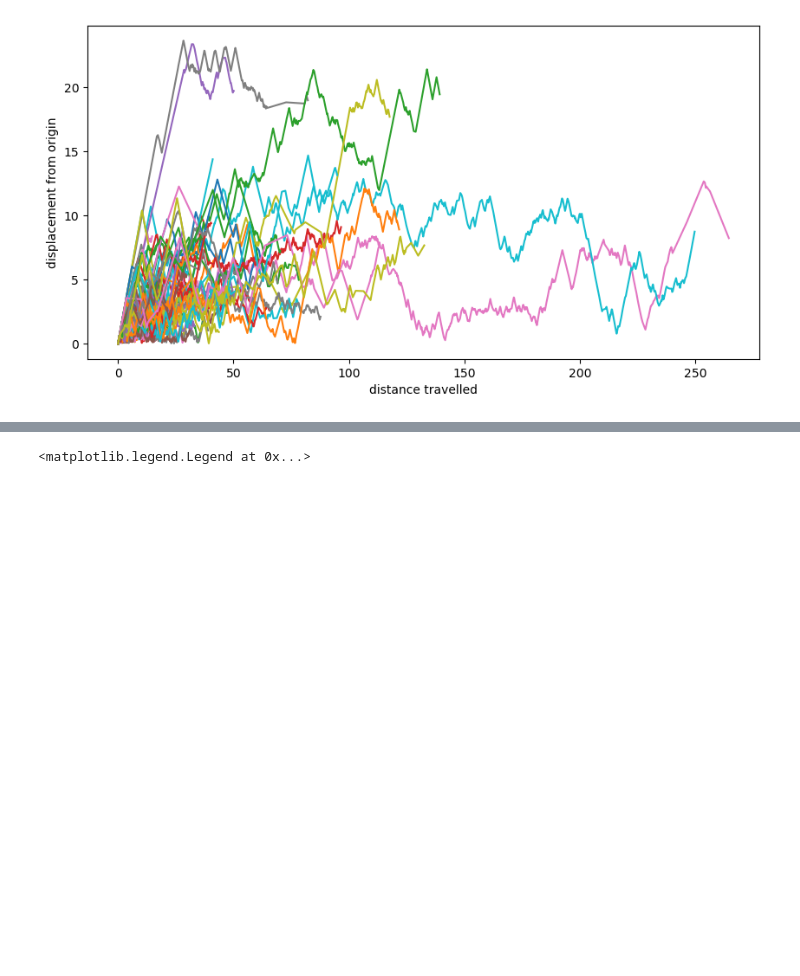
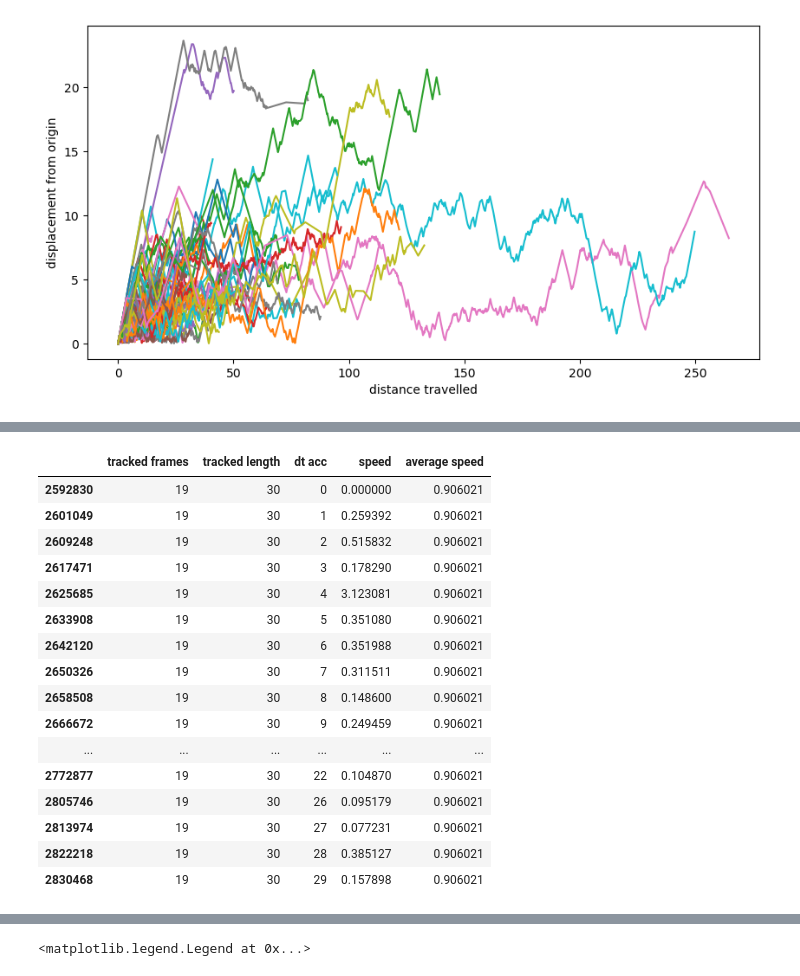
Before and after one commit to bpi-oxford/Cytotoxicity-Pipeline, a Jupyter notebook: notebooks/example_6.ipynb, the cells around one changed output, grey strips where cells are left out. Cells and saved outputs as stored; diff of their text form; code cells hidden in the pictures; blank space fills up the shorter version.

```diff
--- a/notebooks/example_6.ipynb
+++ b/notebooks/example_6.ipynb
@@ -286,0 +320,23 @@ for t_id in range(400,500):
+# %%
+single_tcell_df = tracks_df_filtered_tcell_.loc[tracks_df_filtered_tcell_["track_id"]==500]
+single_tcell_df = single_tcell_df.sort_values(by=["frame"])
+single_tcell_df["average speed"] = single_tcell_df["speed"].mean()
+single_tcell_df[["tracked frames","tracked length","dt acc", "speed", "average speed"]]
+# %% [output]
+|  | tracked frames | tracked length | dt acc | speed | average speed |
+| 2592830 | 19 | 30 | 0 | 0.000000 | 0.906021 |
+| 2601049 | 19 | 30 | 1 | 0.259392 | 0.906021 |
+| 2609248 | 19 | 30 | 2 | 0.515832 | 0.906021 |
+| 2617471 | 19 | 30 | 3 | 0.178290 | 0.906021 |
+| 2625685 | 19 | 30 | 4 | 3.123081 | 0.906021 |
+| 2633908 | 19 | 30 | 5 | 0.351080 | 0.906021 |
+| 2642120 | 19 | 30 | 6 | 0.351988 | 0.906021 |
+| 2650326 | 19 | 30 | 7 | 0.311511 | 0.906021 |
+| 2658508 | 19 | 30 | 8 | 0.148600 | 0.906021 |
+| 2666672 | 19 | 30 | 9 | 0.249459 | 0.906021 |
+| ... | ... | ... | ... | ... | ... |
+| 2772877 | 19 | 30 | 22 | 0.104870 | 0.906021 |
+| 2805746 | 19 | 30 | 26 | 0.095179 | 0.906021 |
+| 2813974 | 19 | 30 | 27 | 0.077231 | 0.906021 |
+| 2822218 | 19 | 30 | 28 | 0.385127 | 0.906021 |
+| 2830468 | 19 | 30 | 29 | 0.157898 | 0.906021 |
```
Also changed, not shown: parts of 9 cells of this notebook.
